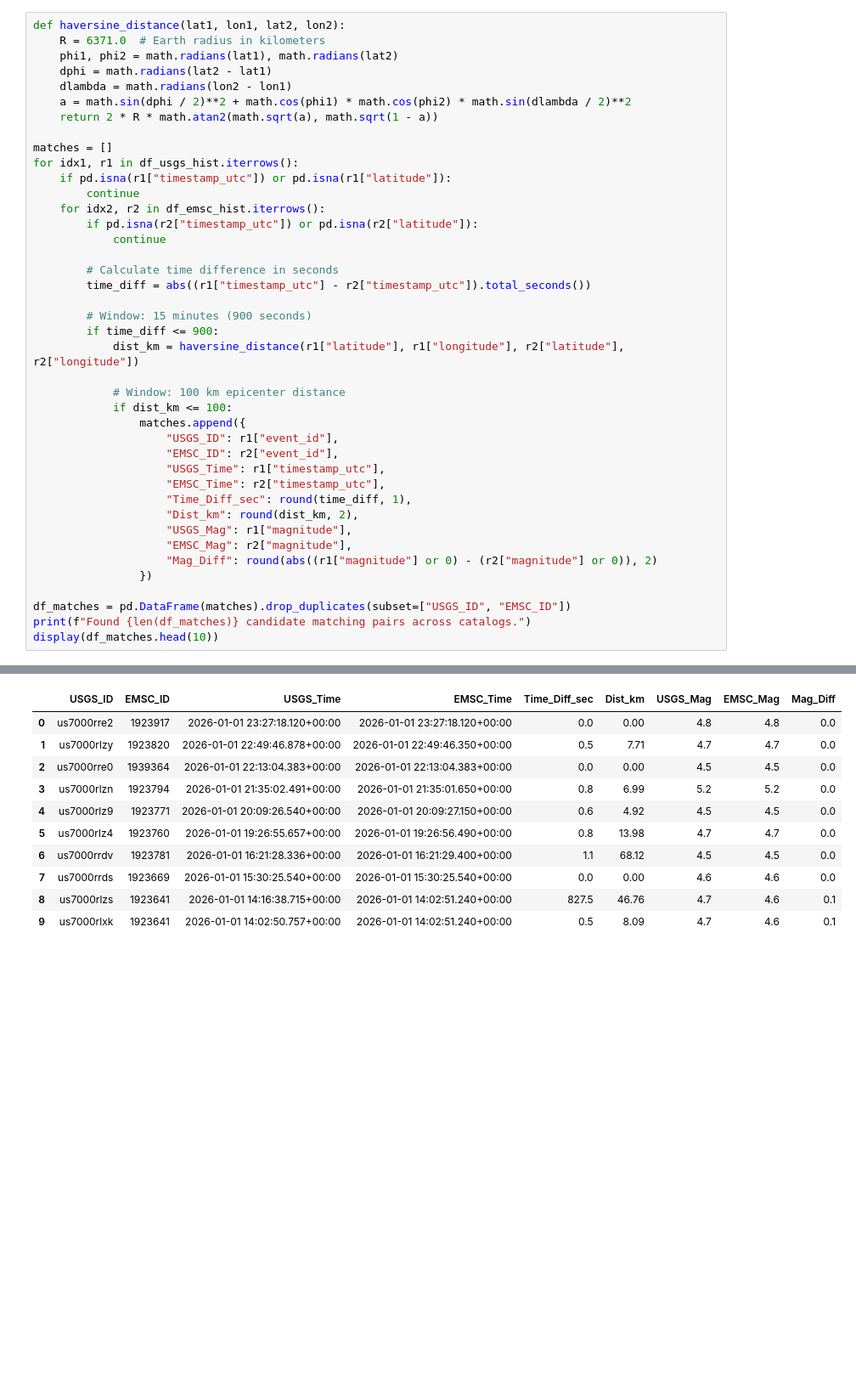
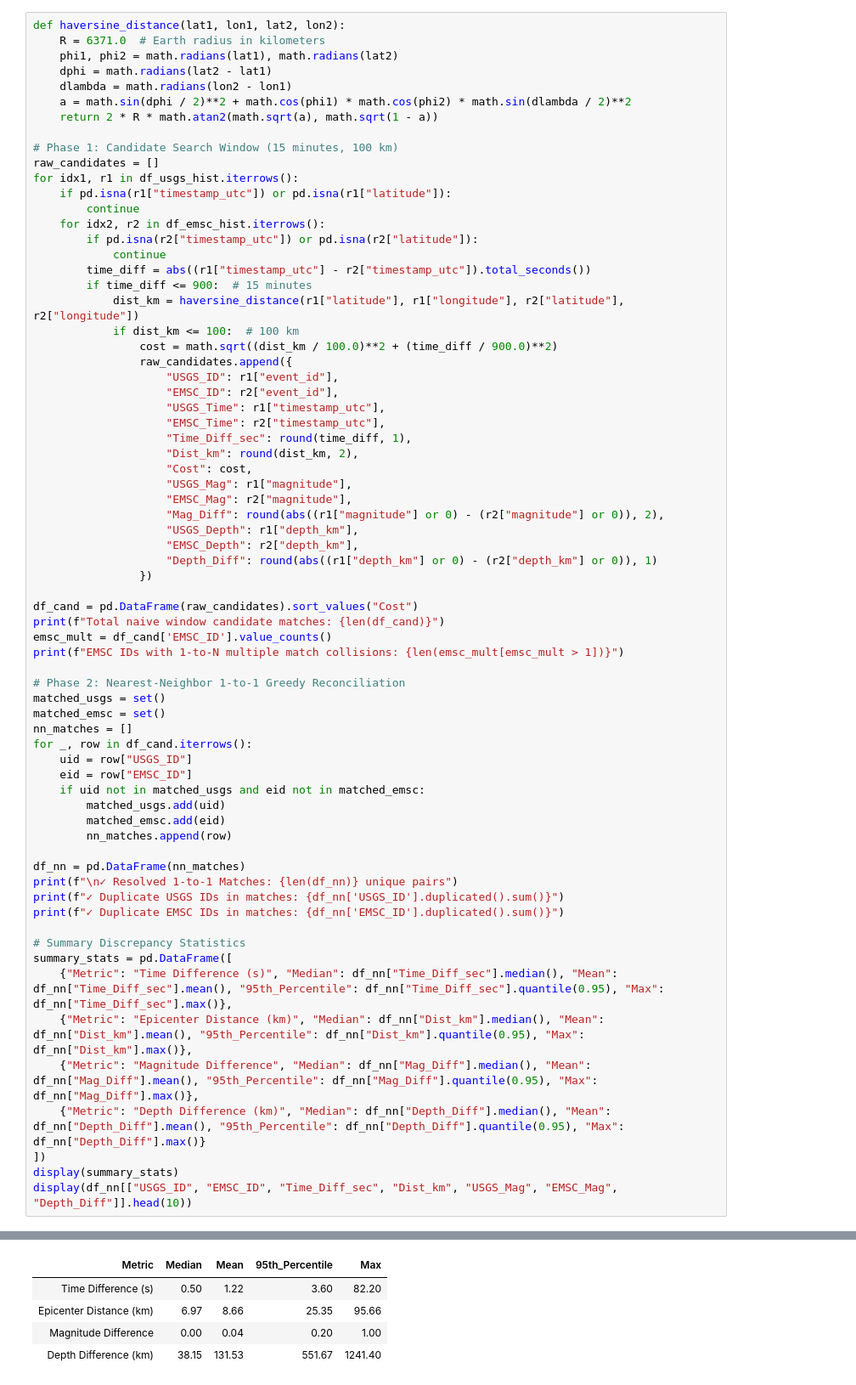
Before and after one commit to AngeloIbanez/earthquake-monitoring-team_1, a Jupyter notebook: notebooks/01_source_profiling.ipynb, the cells around one changed output, grey strips where cells are left out. Shown at 85% size. Cells and saved outputs as stored; diff of their text form; blank space fills up the shorter version.

```diff
--- a/notebooks/01_source_profiling.ipynb
+++ b/notebooks/01_source_profiling.ipynb
@@ -174,36 +365,64 @@ def haversine_distance(lat1, lon1, lat2, lon2):
     a = math.sin(dphi / 2)**2 + math.cos(phi1) * math.cos(phi2) * math.sin(dlambda / 2)**2
     return 2 * R * math.atan2(math.sqrt(a), math.sqrt(1 - a))
 
-matches = []
+# Phase 1: Candidate Search Window (15 minutes, 100 km)
+raw_candidates = []
 for idx1, r1 in df_usgs_hist.iterrows():
     if pd.isna(r1["timestamp_utc"]) or pd.isna(r1["latitude"]):
         continue
     for idx2, r2 in df_emsc_hist.iterrows():
         if pd.isna(r2["timestamp_utc"]) or pd.isna(r2["latitude"]):
             continue
-
-        # Calculate time difference in seconds
         time_diff = abs((r1["timestamp_utc"] - r2["timestamp_utc"]).total_seconds())
-
-        # Window: 15 minutes (900 seconds)
-        if time_diff <= 900:
+        if time_diff <= 900:  # 15 minutes
             dist_km = haversine_distance(r1["latitude"], r1["longitude"], r2["latitude"], r2["longitude"])
-
-            # Window: 100 km epicenter distance
-            if dist_km <= 100:
-                matches.append({
+            if dist_km <= 100:  # 100 km
+                cost = math.sqrt((dist_km / 100.0)**2 + (time_diff / 900.0)**2)
+                raw_candidates.append({
                     "USGS_ID": r1["event_id"],
                     "EMSC_ID": r2["event_id"],
                     "USGS_Time": r1["timestamp_utc"],
                     "EMSC_Time": r2["timestamp_utc"],
                     "Time_Diff_sec": round(time_diff, 1),
                     "Dist_km": round(dist_km, 2),
+                    "Cost": cost,
                     "USGS_Mag": r1["magnitude"],
                     "EMSC_Mag": r2["magnitude"],
-                    "Mag_Diff": round(abs((r1["magnitude"] or 0) - (r2["magnitude"] or 0)), 2)
+                    "Mag_Diff": round(abs((r1["magnitude"] or 0) - (r2["magnitude"] or 0)), 2),
+                    "USGS_Depth": r1["depth_km"],
+                    "EMSC_Depth": r2["depth_km"],
+                    "Depth_Diff": round(abs((r1["depth_km"] or 0) - (r2["depth_km"] or 0)), 1)
                 })
 
-df_matches = pd.DataFrame(matches).drop_duplicates(subset=["USGS_ID", "EMSC_ID"])
-print(f"Found {len(df_matches)} candidate matching pairs across catalogs.")
-display(df_matches.head(10))
+df_cand = pd.DataFrame(raw_candidates).sort_values("Cost")
+print(f"Total naive window candidate matches: {len(df_cand)}")
+emsc_mult = df_cand['EMSC_ID'].value_counts()
+print(f"EMSC IDs with 1-to-N multiple match collisions: {len(emsc_mult[emsc_mult > 1])}")
+
+# Phase 2: Nearest-Neighbor 1-to-1 Greedy Reconciliation
+matched_usgs = set()
+matched_emsc = set()
+nn_matches = []
+for _, row in df_cand.iterrows():
+    uid = row["USGS_ID"]
+    eid = row["EMSC_ID"]
+    if uid not in matched_usgs and eid not in matched_emsc:
+        matched_usgs.add(uid)
+        matched_emsc.add(eid)
+        nn_matches.append(row)
+
+df_nn = pd.DataFrame(nn_matches)
+print(f"\n✓ Resolved 1-to-1 Matches: {len(df_nn)} unique pairs")
+print(f"✓ Duplicate USGS IDs in matches: {df_nn['USGS_ID'].duplicated().sum()}")
+print(f"✓ Duplicate EMSC IDs in matches: {df_nn['EMSC_ID'].duplicated().sum()}")
+
+# Summary Discrepancy Statistics
+summary_stats = pd.DataFrame([
+    {"Metric": "Time Difference (s)", "Median": df_nn["Time_Diff_sec"].median(), "Mean": df_nn["Time_Diff_sec"].mean(), "95th_Percentile": df_nn["Time_Diff_sec"].quantile(0.95), "Max": df_nn["Time_Diff_sec"].max()},
+    {"Metric": "Epicenter Distance (km)", "Median": df_nn["Dist_km"].median(), "Mean": df_nn["Dist_km"].mean(), "95th_Percentile": df_nn["Dist_km"].quantile(0.95), "Max": df_nn["Dist_km"].max()},
+    {"Metric": "Magnitude Difference", "Median": df_nn["Mag_Diff"].median(), "Mean": df_nn["Mag_Diff"].mean(), "95th_Percentile": df_nn["Mag_Diff"].quantile(0.95), "Max": df_nn["Mag_Diff"].max()},
+    {"Metric": "Depth Difference (km)", "Median": df_nn["Depth_Diff"].median(), "Mean": df_nn["Depth_Diff"].mean(), "95th_Percentile": df_nn["Depth_Diff"].quantile(0.95), "Max": df_nn["Depth_Diff"].max()}
+])
+display(summary_stats)
+display(df_nn[["USGS_ID", "EMSC_ID", "Time_Diff_sec", "Dist_km", "USGS_Mag", "EMSC_Mag", "Depth_Diff"]].head(10))
 # %% [output]
@@ -211,11 +435,5 @@ Found 37 candidate matching pairs across catalogs.
-|  | USGS_ID | EMSC_ID | USGS_Time | EMSC_Time | Time_Diff_sec | Dist_km | USGS_Mag | EMSC_Mag | Mag_Diff |
-| 0 | us7000rre2 | 1923917 | 2026-01-01 23:27:18.120+00:00 | 2026-01-01 23:27:18.120+00:00 | 0.0 | 0.00 | 4.8 | 4.8 | 0.0 |
-| 1 | us7000rlzy | 1923820 | 2026-01-01 22:49:46.878+00:00 | 2026-01-01 22:49:46.350+00:00 | 0.5 | 7.71 | 4.7 | 4.7 | 0.0 |
-| 2 | us7000rre0 | 1939364 | 2026-01-01 22:13:04.383+00:00 | 2026-01-01 22:13:04.383+00:00 | 0.0 | 0.00 | 4.5 | 4.5 | 0.0 |
-| 3 | us7000rlzn | 1923794 | 2026-01-01 21:35:02.491+00:00 | 2026-01-01 21:35:01.650+00:00 | 0.8 | 6.99 | 5.2 | 5.2 | 0.0 |
-| 4 | us7000rlz9 | 1923771 | 2026-01-01 20:09:26.540+00:00 | 2026-01-01 20:09:27.150+00:00 | 0.6 | 4.92 | 4.5 | 4.5 | 0.0 |
-| 5 | us7000rlz4 | 1923760 | 2026-01-01 19:26:55.657+00:00 | 2026-01-01 19:26:56.490+00:00 | 0.8 | 13.98 | 4.7 | 4.7 | 0.0 |
-| 6 | us7000rrdv | 1923781 | 2026-01-01 16:21:28.336+00:00 | 2026-01-01 16:21:29.400+00:00 | 1.1 | 68.12 | 4.5 | 4.5 | 0.0 |
-| 7 | us7000rrds | 1923669 | 2026-01-01 15:30:25.540+00:00 | 2026-01-01 15:30:25.540+00:00 | 0.0 | 0.00 | 4.6 | 4.6 | 0.0 |
-| 8 | us7000rlzs | 1923641 | 2026-01-01 14:16:38.715+00:00 | 2026-01-01 14:02:51.240+00:00 | 827.5 | 46.76 | 4.7 | 4.6 | 0.1 |
-| 9 | us7000rlxk | 1923641 | 2026-01-01 14:02:50.757+00:00 | 2026-01-01 14:02:51.240+00:00 | 0.5 | 8.09 | 4.7 | 4.6 | 0.1 |
+| Metric | Median | Mean | 95th_Percentile | Max |
+| Time Difference (s) | 0.50 | 1.22 | 3.60 | 82.20 |
+| Epicenter Distance (km) | 6.97 | 8.66 | 25.35 | 95.66 |
+| Magnitude Difference | 0.00 | 0.04 | 0.20 | 1.00 |
+| Depth Difference (km) | 38.15 | 131.53 | 551.67 | 1241.40 |
```
Also changed, not shown: parts of 16 cells of this notebook, 20 other files.
